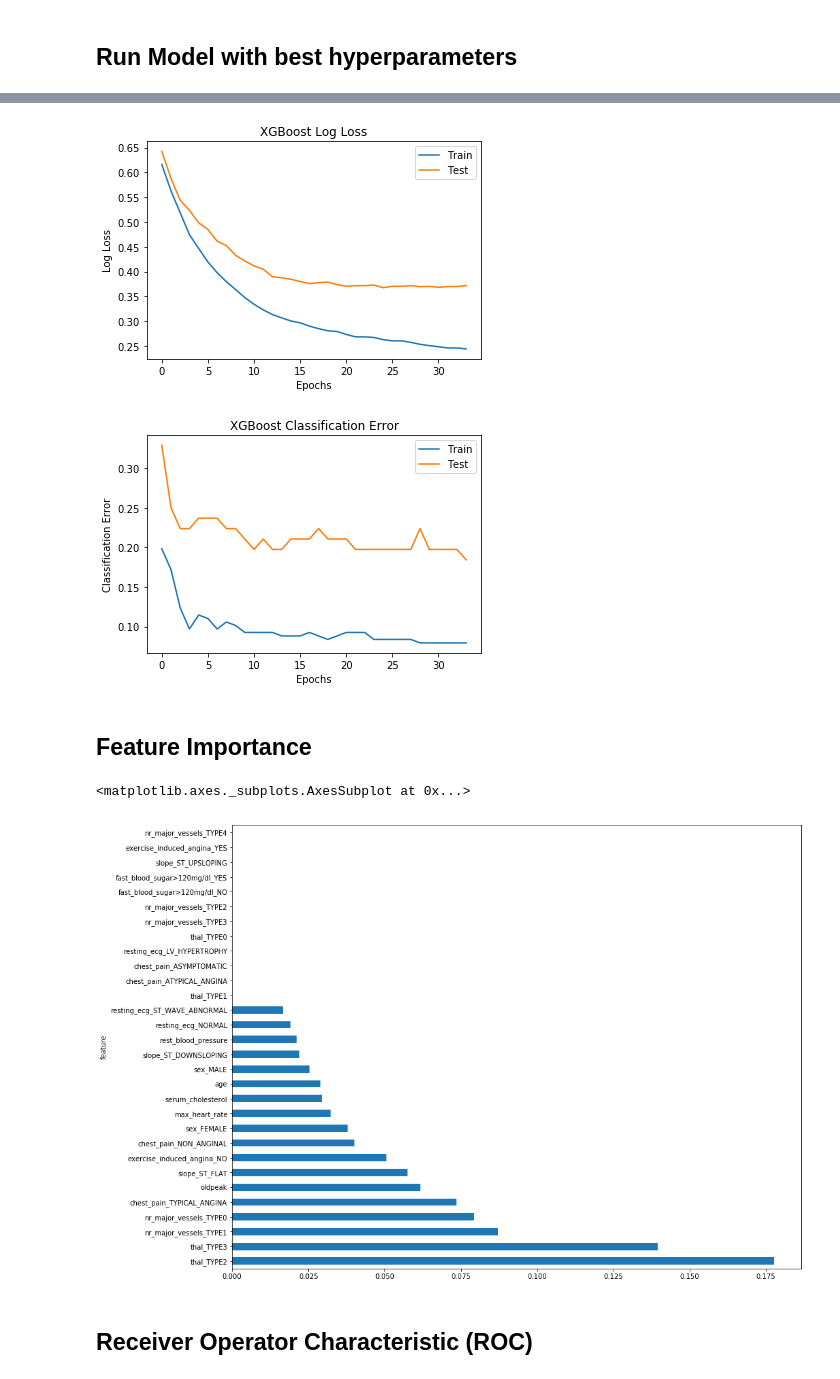
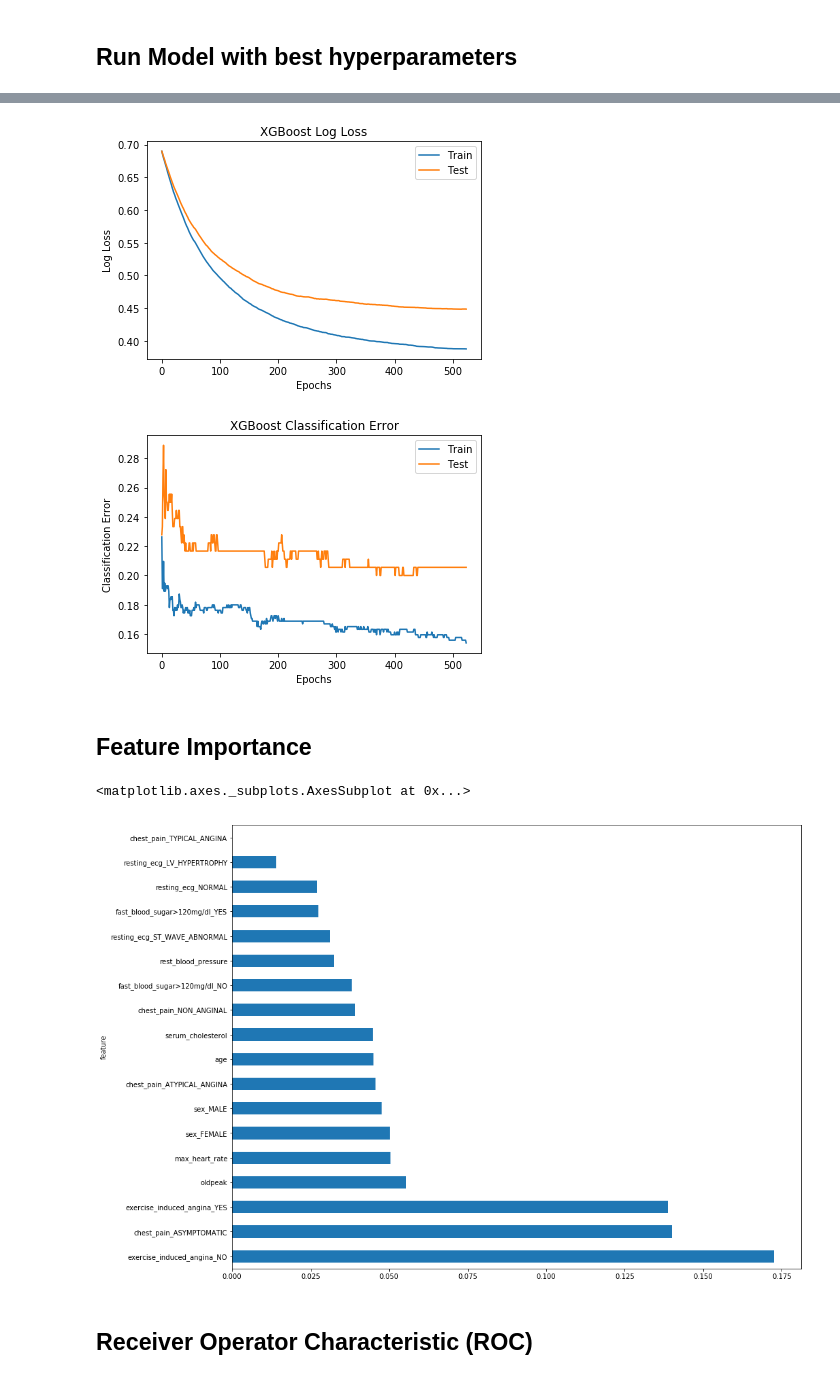
Before and after one commit to SebastianReimer/Classification_clinical_data, a Jupyter notebook: notebooks/Classification_Notebook.ipynb, the cells around one changed output, grey strips where cells are left out. Cells and saved outputs as stored; diff of their text form; code cells hidden in the pictures.

Commit message:
added integrated dataset

```diff
--- a/notebooks/Classification_Notebook.ipynb
+++ b/notebooks/Classification_Notebook.ipynb
@@ -19,9 +19,9 @@ from sklearn.model_selection import StratifiedKFold
 #dict for dtypes
 dtypes = {'age':'int64', 'sex':'category','cp':'category','trestbps':'int64',
           'chol':'int64' ,'restecg':'category','thalach':'int64', 'exang':'category',
-          'oldpeak':'float64', 'slope':'category','ca':'category','target':'int64', 'fbs':'category', 'thal':'category' }
+          'oldpeak':'float64','target':'int64', 'fbs':'category'}
 
-df_data_raw = pd.read_csv('/data/heart.csv',dtype=dtypes)
+df_data_raw = pd.read_csv('/data/integrated_11_cleaned.csv',dtype=dtypes)
 # %% [markdown]
 ## Data Cleaning and Exploratory Data Analysis
 # %%
@@ -71,19 +69,18 @@ fig.delaxes(axes[4][2])
 #rearrange df
 df_data = df_data[['sex','age','chest_pain','rest_blood_pressure','serum_cholesterol',
                    'fast_blood_sugar>120mg/dl','resting_ecg', 'max_heart_rate', 'exercise_induced_angina',
-                  'oldpeak', 'slope_ST', 'nr_major_vessels', 'thal', 'heart_disease'  ]]
+                  'oldpeak', 'heart_disease'  ]]
 #input variables X
 X = df_data[['sex','age','chest_pain','rest_blood_pressure','serum_cholesterol',
                    'fast_blood_sugar>120mg/dl','resting_ecg', 'max_heart_rate', 'exercise_induced_angina',
-                  'oldpeak', 'slope_ST', 'nr_major_vessels', 'thal']]
+                  'oldpeak']]
 #output variable y
 y = df_data['heart_disease']
 # %% [markdown]
 ## Data Preparation
 # %%
 categorial = df_data[['sex','chest_pain',
-                   'fast_blood_sugar>120mg/dl','resting_ecg', 'exercise_induced_angina',
-                   'slope_ST', 'nr_major_vessels', 'thal']].values
+                   'fast_blood_sugar>120mg/dl','resting_ecg', 'exercise_induced_angina']].values
 
 #onehotencode categorical data
 def onehotencode(categorial_data):
@@ -244,32 +243,29 @@ plt.title('XGBoost Classification Error')
 plt.xlabel('Epochs')
 plt.show()
 # %% [output]
-[figure, old version]
+[figure, new version]
-[figure, old version]
+[figure, new version]
 # %% [markdown]
 ## Feature Importance
 # %%
 #encoded_X col labels:
 labels = ['sex_FEMALE', 'sex_MALE', 'chest_pain_TYPICAL_ANGINA','chest_pain_ATYPICAL_ANGINA','chest_pain_NON_ANGINAL','chest_pain_ASYMPTOMATIC',
          'fast_blood_sugar>120mg/dl_NO', 'fast_blood_sugar>120mg/dl_YES', 'resting_ecg_NORMAL','resting_ecg_ST_WAVE_ABNORMAL','resting_ecg_LV_HYPERTROPHY',
-         'exercise_induced_angina_NO', 'exercise_induced_angina_YES','slope_ST_UPSLOPING', 'slope_ST_FLAT', 'slope_ST_DOWNSLOPING',
-         'nr_major_vessels_TYPE0','nr_major_vessels_TYPE1', 'nr_major_vessels_TYPE2','nr_major_vessels_TYPE3', 'nr_major_vessels_TYPE4',
-          'thal_TYPE0', 'thal_TYPE1', 'thal_TYPE2', 'thal_TYPE3',
-         'age', 'rest_blood_pressure', 'serum_cholesterol', 'max_heart_rate', 'oldpeak' ]
+         'exercise_induced_angina_NO', 'exercise_induced_angina_YES', 'age', 'rest_blood_pressure', 'serum_cholesterol', 'max_heart_rate', 'oldpeak' ]
 
 df_enc = pd.DataFrame(encoded_X)
 df_enc.columns = labels
 
 def feature_imp(df,model):
     fi = pd.DataFrame()
     fi["feature"] = df.columns
     fi["importance"] = model.feature_importances_
     return fi.sort_values(by="importance", ascending=False)
 
 feature_imp(df_enc ,model).plot('feature', 'importance', kind='barh', figsize=(15,12), legend=False)
 # %% [output]
 <matplotlib.axes._subplots.AxesSubplot at 0x...>
-[figure, old version]
+[figure, new version]
 # %% [markdown]
 ## Receiver Operator Characteristic (ROC)
 # %%
```
Also changed, not shown: parts of 5 cells of this notebook.
